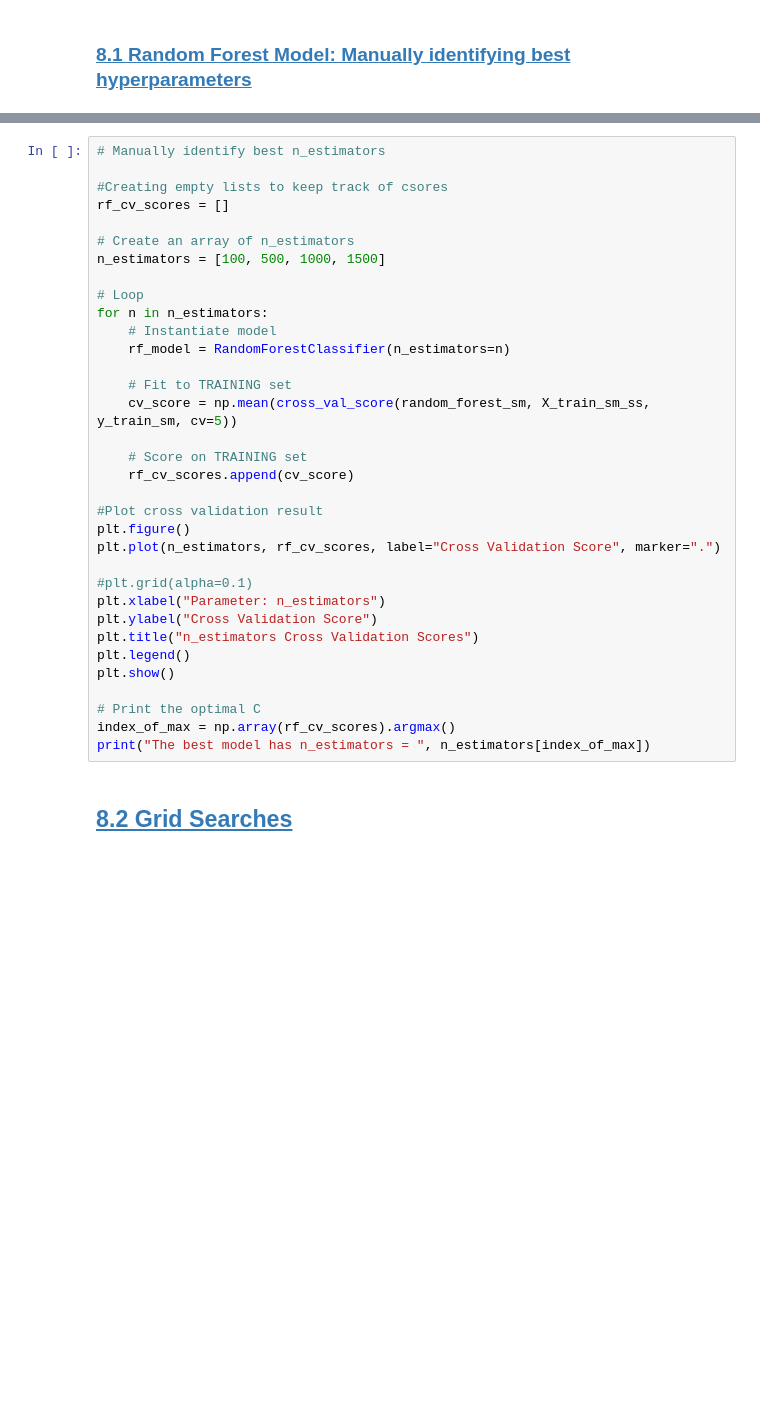
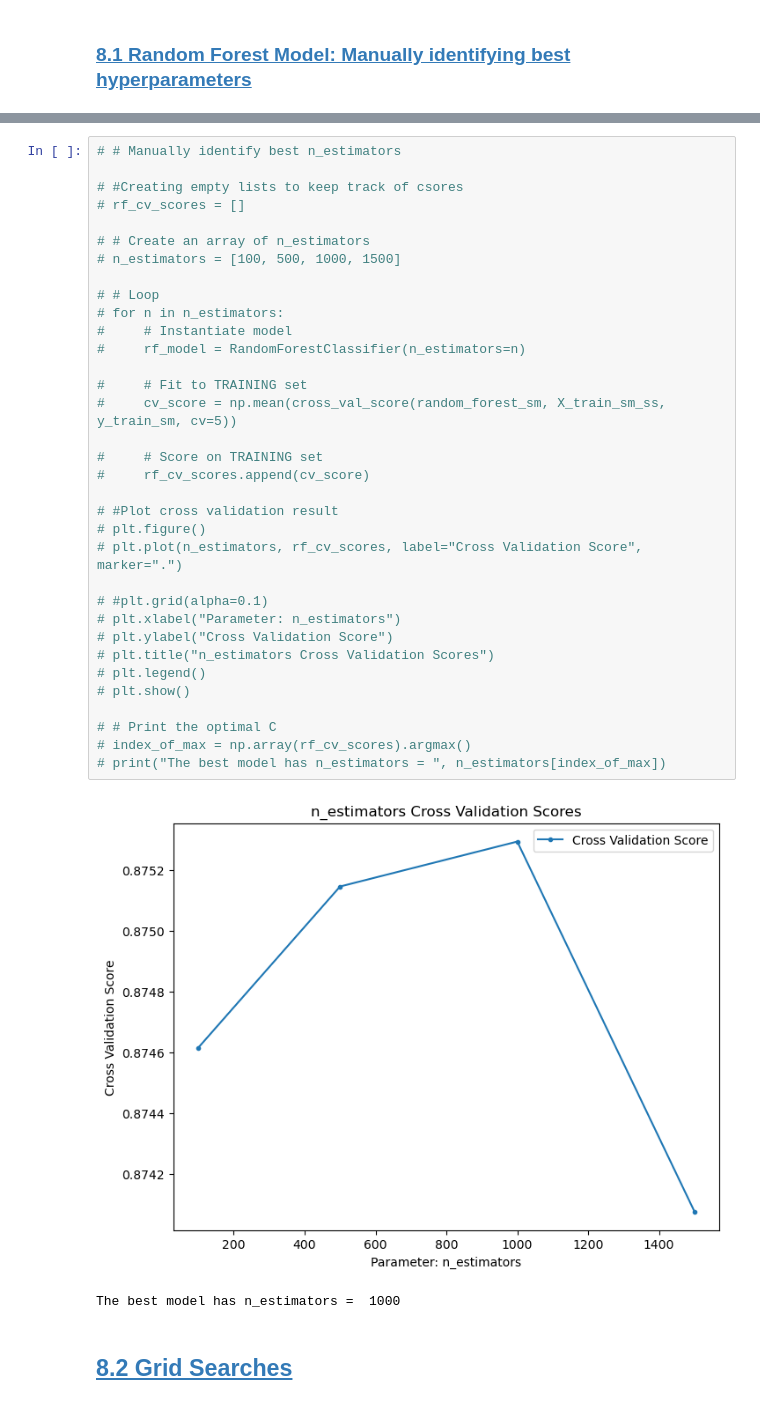
Before and after one commit to briantlui/predictive-model, a Jupyter notebook: notebooks/03_Modeling.ipynb, the cells around one changed output, grey strips where cells are left out. Drawn from its saved outputs; the diff is of its cells as text; blank space fills up the shorter version.

```diff
--- a/notebooks/03_Modeling.ipynb
+++ b/notebooks/03_Modeling.ipynb
@@ -883,37 +886,40 @@ print("The best model has min_samples_split = ", min_splits[index_of_max])
 # %%
-# Manually identify best n_estimators
+# # Manually identify best n_estimators
 
-#Creating empty lists to keep track of csores
-rf_cv_scores = []
+# #Creating empty lists to keep track of csores
+# rf_cv_scores = []
 
-# Create an array of n_estimators
-n_estimators = [100, 500, 1000, 1500]
+# # Create an array of n_estimators
+# n_estimators = [100, 500, 1000, 1500]
 
-# Loop
-for n in n_estimators:
-    # Instantiate model
-    rf_model = RandomForestClassifier(n_estimators=n)
+# # Loop
+# for n in n_estimators:
+#     # Instantiate model
+#     rf_model = RandomForestClassifier(n_estimators=n)
 
-    # Fit to TRAINING set
-    cv_score = np.mean(cross_val_score(random_forest_sm, X_train_sm_ss, y_train_sm, cv=5))
+#     # Fit to TRAINING set
+#     cv_score = np.mean(cross_val_score(random_forest_sm, X_train_sm_ss, y_train_sm, cv=5))
 
-    # Score on TRAINING set
-    rf_cv_scores.append(cv_score)
+#     # Score on TRAINING set
+#     rf_cv_scores.append(cv_score)
 
-#Plot cross validation result
-plt.figure()
-plt.plot(n_estimators, rf_cv_scores, label="Cross Validation Score", marker=".")
+# #Plot cross validation result
+# plt.figure()
+# plt.plot(n_estimators, rf_cv_scores, label="Cross Validation Score", marker=".")
 
-#plt.grid(alpha=0.1)
-plt.xlabel("Parameter: n_estimators")
-plt.ylabel("Cross Validation Score")
-plt.title("n_estimators Cross Validation Scores")
-plt.legend()
-plt.show()
+# #plt.grid(alpha=0.1)
+# plt.xlabel("Parameter: n_estimators")
+# plt.ylabel("Cross Validation Score")
+# plt.title("n_estimators Cross Validation Scores")
+# plt.legend()
+# plt.show()
 
-# Print the optimal C
-index_of_max = np.array(rf_cv_scores).argmax()
-print("The best model has n_estimators = ", n_estimators[index_of_max])
+# # Print the optimal C
+# index_of_max = np.array(rf_cv_scores).argmax()
+# print("The best model has n_estimators = ", n_estimators[index_of_max])
+# %% [output]
+[figure, added]
+The best model has n_estimators =  1000
 # %% [markdown]
 ## <a id='toc9_2_'></a>[8.2 Grid Searches](#toc0_)
 # %% [markdown]
```
Also changed, not shown: parts of 6 cells of this notebook, 1 other file.
